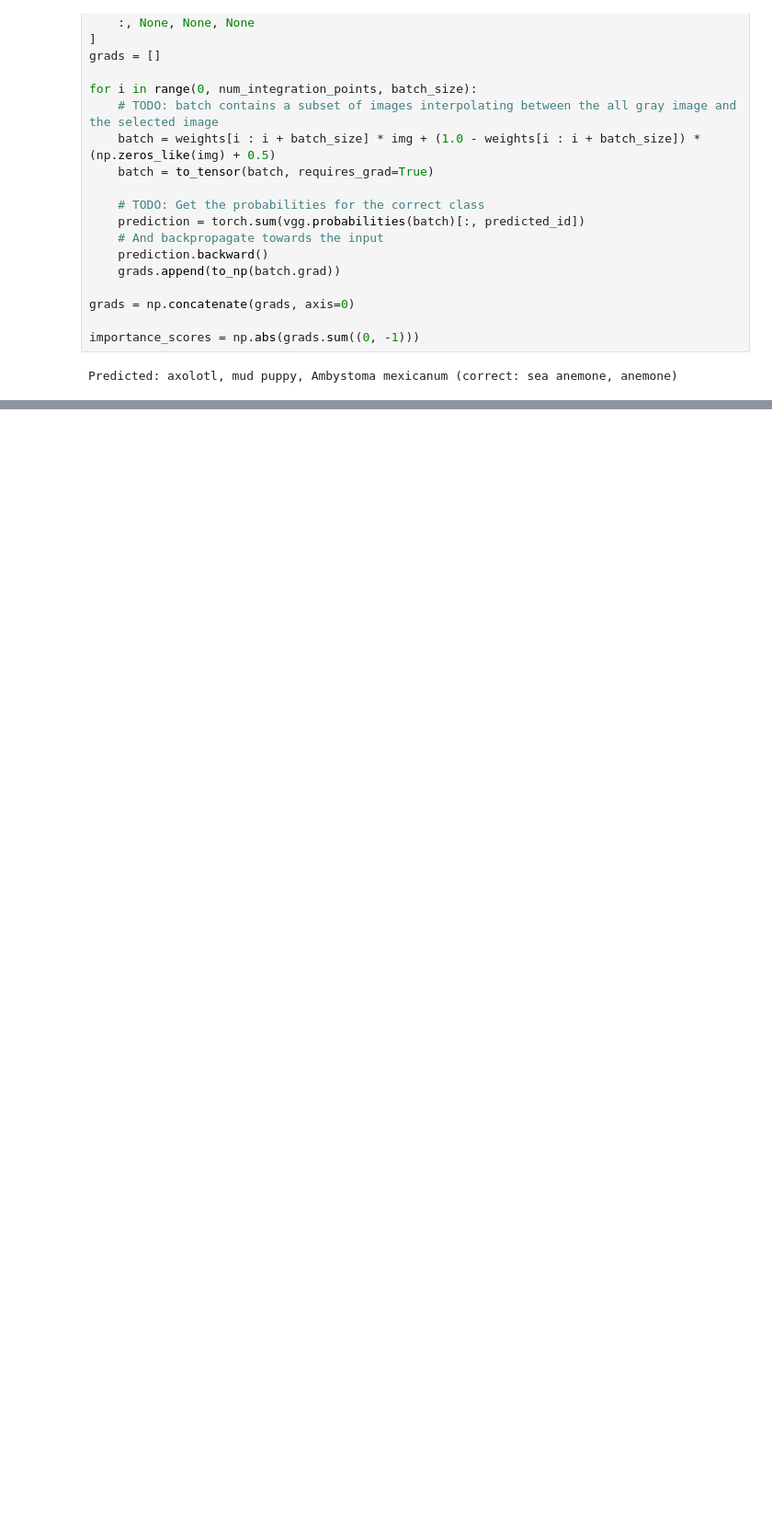
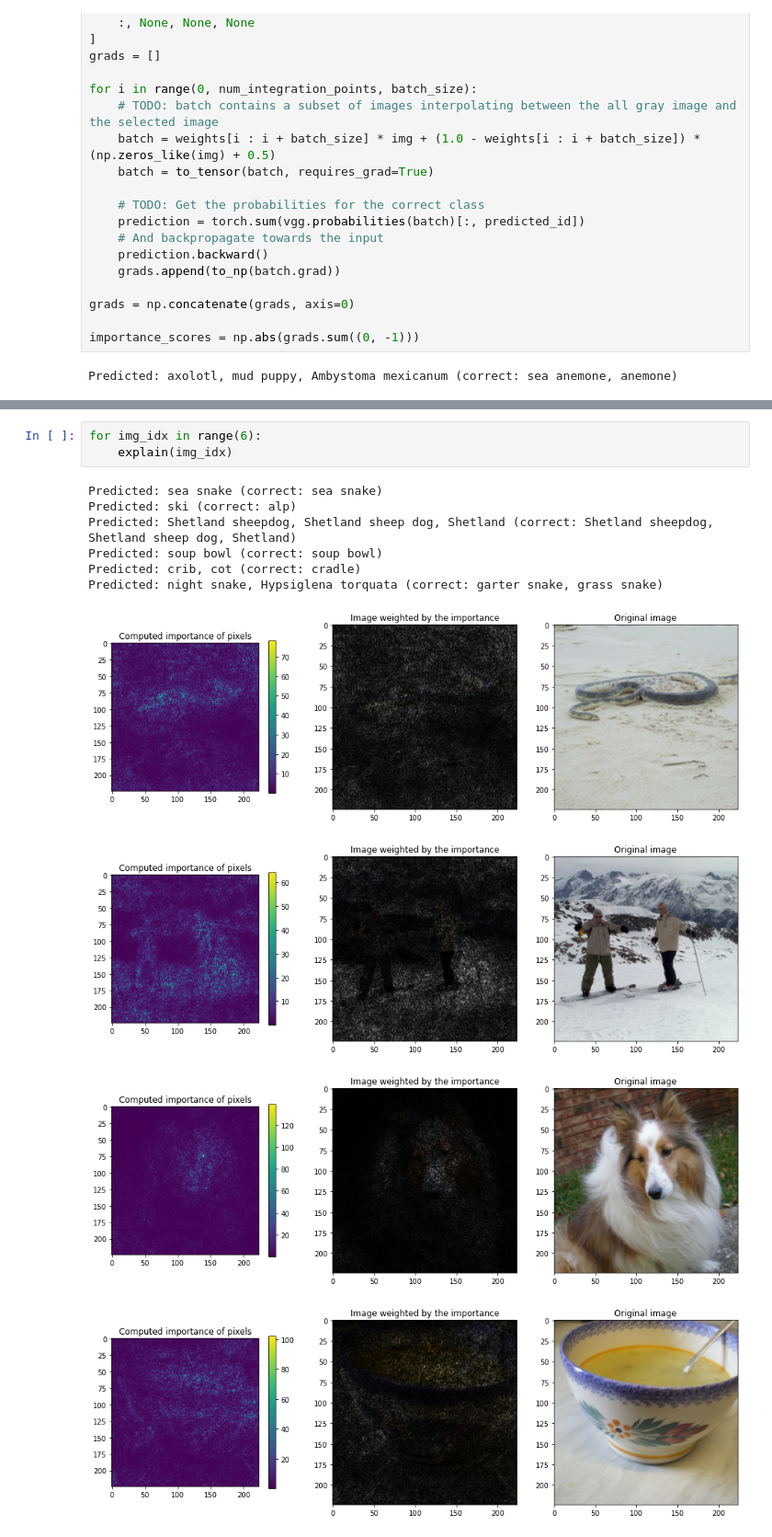
Before and after one commit to jdworzans/nn-and-nlp, a Jupyter notebook: L3/1_3_integrated_gradients.ipynb, the cells around one changed output, grey strips where cells are left out. Shown at 92% size. Cells and saved outputs as stored; diff of their text form; blank space fills up the shorter version.

```diff
--- a/L3/1_3_integrated_gradients.ipynb
+++ b/L3/1_3_integrated_gradients.ipynb
@@ -77,0 +134,14 @@ plt.grid(False)
+# %%
+for img_idx in range(6):
+    explain(img_idx)
+# %% [output]
+Predicted: sea snake (correct: sea snake)
+Predicted: ski (correct: alp)
+Predicted: Shetland sheepdog, Shetland sheep dog, Shetland (correct: Shetland sheepdog, Shetland sheep dog, Shetland)
+Predicted: soup bowl (correct: soup bowl)
+Predicted: crib, cot (correct: cradle)
+Predicted: night snake, Hypsiglena torquata (correct: garter snake, grass snake)
+[figure, added]
+[figure, added]
+[figure, added]
+[figure, added]
```
Also changed, not shown: parts of 3 cells of this notebook.
